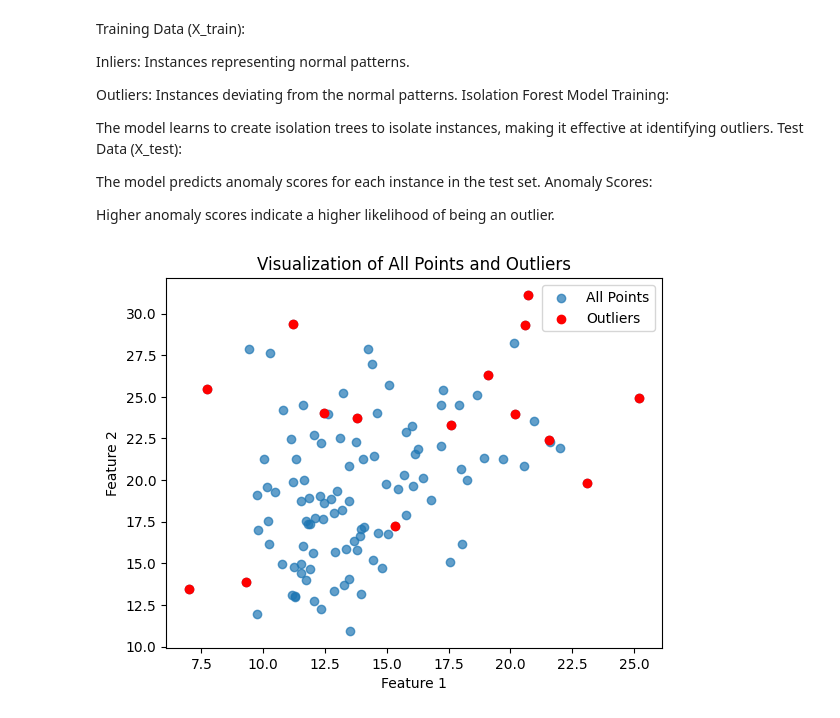
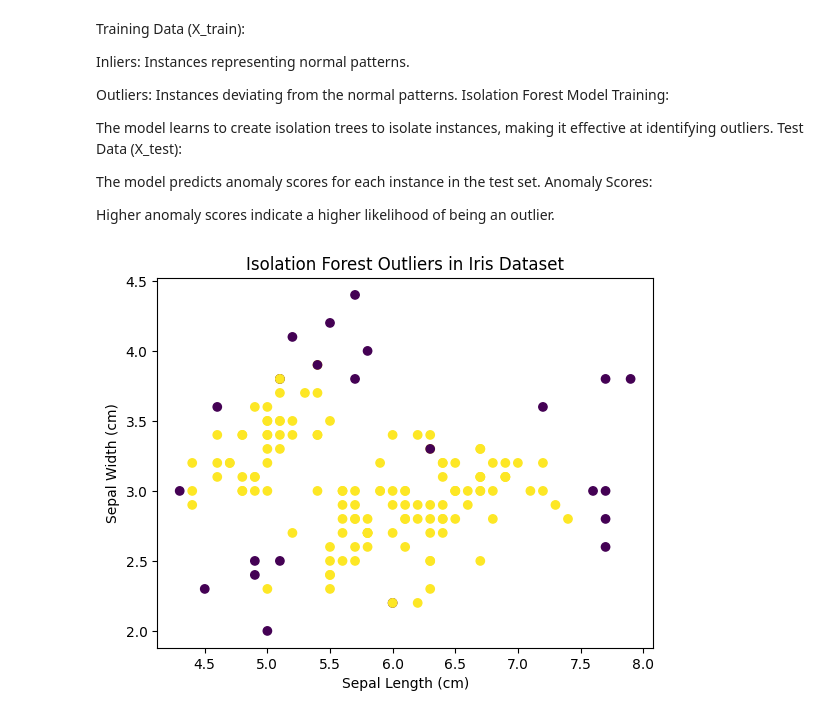
Before and after one commit to shaynyx/marvel-level-2, a Jupyter notebook: task_9_anomaly_detection.ipynb, the cells around one changed output. Drawn from its saved outputs; the diff is of its cells as text; code cells hidden in the pictures.

```diff
--- a/task_9_anomaly_detection.ipynb
+++ b/task_9_anomaly_detection.ipynb
@@ -46,20 +23,32 @@ The model predicts anomaly scores for each instance in the test set.
 Anomaly Scores:
 
 Higher anomaly scores indicate a higher likelihood of being an outlier.
-# %%
-threshold = 0  # You can adjust this threshold based on your needs
-anomaly_points = X_test[y_scores > threshold]
-
-# Plotting all points
-plt.scatter(X_test[:, 0], X_test[:, 1], label='All Points', alpha=0.7)
-
-# Plotting outliers in a different color
-plt.scatter(anomaly_points[:, 0], anomaly_points[:, 1], label='Outliers', color='red')
-
-plt.title("Visualization of All Points and Outliers")
-plt.xlabel("Feature 1")
-plt.ylabel("Feature 2")
-plt.legend()
-plt.show()
-# %% [output]
-[figure, removed]
+# %%
+import numpy as np
+import pandas as pd
+from sklearn.datasets import load_iris
+from sklearn.ensemble import IsolationForest
+import matplotlib.pyplot as plt
+
+# Load the Iris dataset
+iris = load_iris()
+data = pd.DataFrame(data=iris.data, columns=iris.feature_names)
+
+# Select features
+features = data
+
+# Fit the Isolation Forest model
+isolation_forest = IsolationForest(contamination=0.15, random_state=42)
+outliers = isolation_forest.fit_predict(features)
+
+# Add outlier column to the DataFrame
+data['Outlier'] = outliers
+
+# Visualize outliers
+plt.scatter(data['sepal length (cm)'], data['sepal width (cm)'], c=data['Outlier'], cmap='viridis')
+plt.title('Isolation Forest Outliers in Iris Dataset')
+plt.xlabel('Sepal Length (cm)')
+plt.ylabel('Sepal Width (cm)')
+plt.show()
+# %% [output]
+[figure, added]
```
Also changed, not shown: parts of 4 cells of this notebook.
